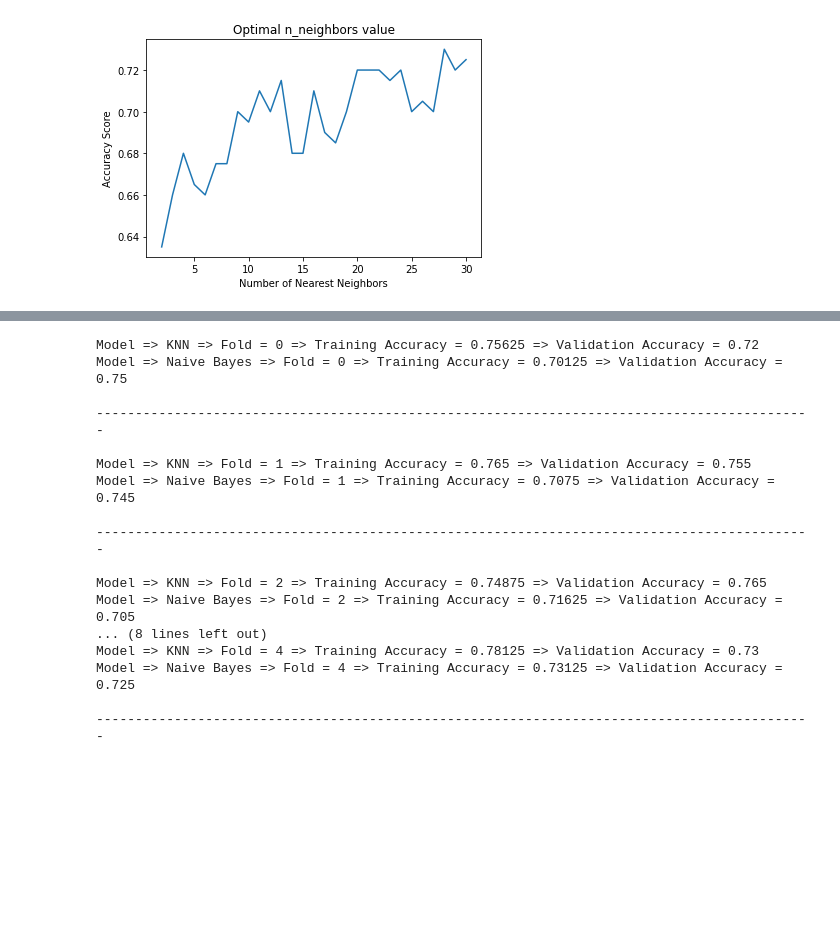
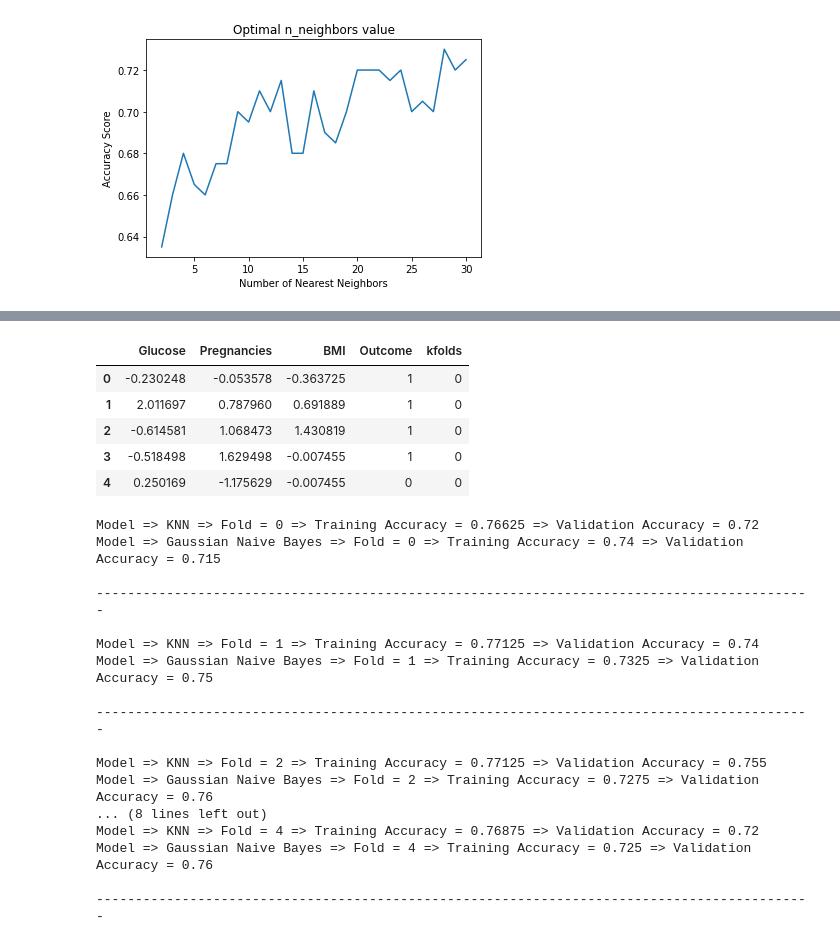
Before and after one commit to AryanMethil/Diabetes-KNN-vs-Naive-Bayes, a Jupyter notebook: Diabetes.ipynb, the cells around one changed output, grey strips where cells are left out. Cells and saved outputs as stored; diff of their text form; code cells hidden in the pictures; blank space fills up the shorter version.

```diff
--- a/Diabetes.ipynb
+++ b/Diabetes.ipynb
@@ -191,3 +256,12 @@ plt.show()
+# %%
+df_optimal_NB.head()
+# %% [output]
+|  | Glucose | Pregnancies | BMI | Outcome | kfolds |
+| 0 | -0.230248 | -0.053578 | -0.363725 | 1 | 0 |
+| 1 | 2.011697 | 0.787960 | 0.691889 | 1 | 0 |
+| 2 | -0.614581 | 1.068473 | 1.430819 | 1 | 0 |
+| 3 | -0.518498 | 1.629498 | -0.007455 | 1 | 0 |
+| 4 | 0.250169 | -1.175629 | -0.007455 | 0 | 0 |
 # %%
 # Compare between KNN and Naive Bayes
 
@@ -197,29 +271,29 @@ models={
         }
 # %%
-# accuracies => list of 5 lists. Each list will contain 2 values ie KNN accuracy and Naive Bayes accuracy
+# accuracies => list of 5 lists. Each list will contain 3 values ie KNN accuracy, Gaussian Naive Bayes
 
 accuracies,confusion_matrices,classification_reports=[],[],[]
 for f in range(5):
-  accuracy,confusion_matrix,classification_report=run(f,df_2,models=models)
+  accuracy,confusion_matrix,classification_report=run(f,df_optimal_NB,models=models,print_details=True)
   accuracies.append(accuracy)
   confusion_matrices.append(confusion_matrix)
   classification_reports.append(classification_report)
 # %% [output]
-Model => KNN => Fold = 0 => Training Accuracy = 0.75625 => Validation Accuracy = 0.72
-Model => Naive Bayes => Fold = 0 => Training Accuracy = 0.70125 => Validation Accuracy = 0.75
+Model => KNN => Fold = 0 => Training Accuracy = 0.76625 => Validation Accuracy = 0.72
+Model => Gaussian Naive Bayes => Fold = 0 => Training Accuracy = 0.74 => Validation Accuracy = 0.715
 
 --------------------------------------------------------------------------------------------
 
-Model => KNN => Fold = 1 => Training Accuracy = 0.765 => Validation Accuracy = 0.755
-Model => Naive Bayes => Fold = 1 => Training Accuracy = 0.7075 => Validation Accuracy = 0.745
+Model => KNN => Fold = 1 => Training Accuracy = 0.77125 => Validation Accuracy = 0.74
+Model => Gaussian Naive Bayes => Fold = 1 => Training Accuracy = 0.7325 => Validation Accuracy = 0.75
 
 --------------------------------------------------------------------------------------------
 
-Model => KNN => Fold = 2 => Training Accuracy = 0.74875 => Validation Accuracy = 0.765
-Model => Naive Bayes => Fold = 2 => Training Accuracy = 0.71625 => Validation Accuracy = 0.705
+Model => KNN => Fold = 2 => Training Accuracy = 0.77125 => Validation Accuracy = 0.755
+Model => Gaussian Naive Bayes => Fold = 2 => Training Accuracy = 0.7275 => Validation Accuracy = 0.76
 ... (8 lines left out)
-Model => KNN => Fold = 4 => Training Accuracy = 0.78125 => Validation Accuracy = 0.73
-Model => Naive Bayes => Fold = 4 => Training Accuracy = 0.73125 => Validation Accuracy = 0.725
+Model => KNN => Fold = 4 => Training Accuracy = 0.76875 => Validation Accuracy = 0.72
+Model => Gaussian Naive Bayes => Fold = 4 => Training Accuracy = 0.725 => Validation Accuracy = 0.76
 
 --------------------------------------------------------------------------------------------
 # %%
```
Also changed, not shown: parts of 17 cells of this notebook.
